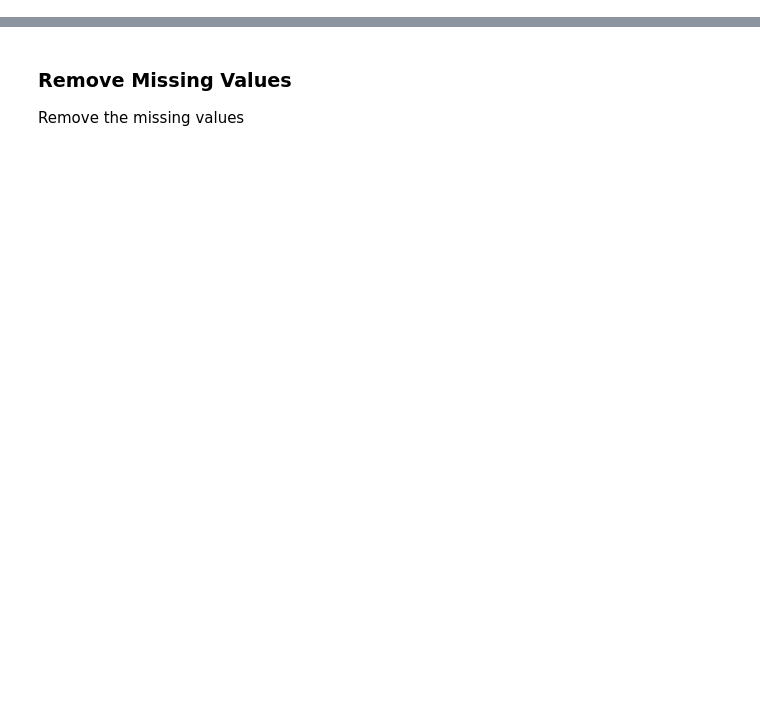
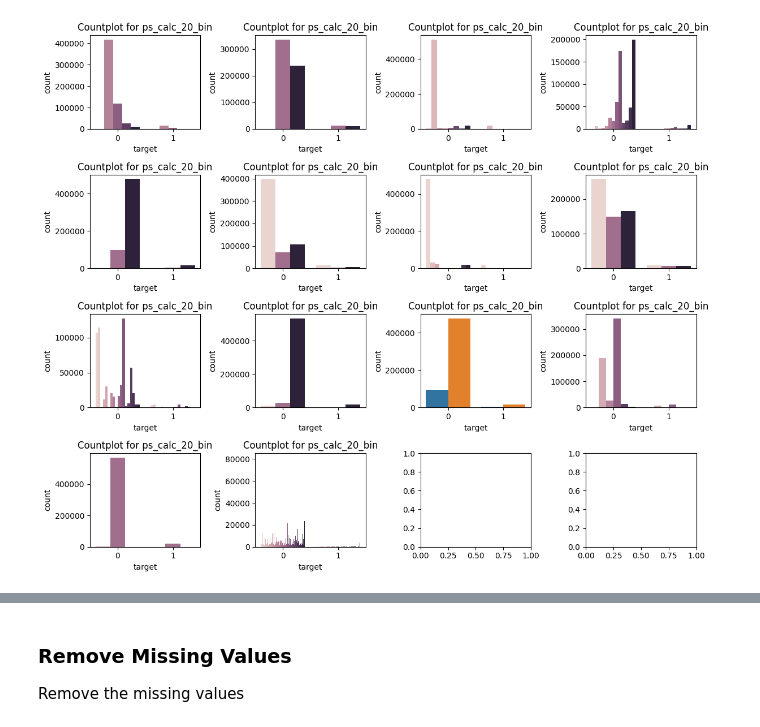
Before and after one commit to lauraschauer/stats-ml-project, a Jupyter notebook: project-unsupervised.ipynb, the cells around one changed output, grey strips where cells are left out. Saved outputs shown, nothing was run; the diff lists cells and outputs as text; code cells hidden in the pictures; blank space fills up the shorter version.

```diff
--- a/project-unsupervised.ipynb
+++ b/project-unsupervised.ipynb
@@ -32,0 +143,4 @@ df.head()
+# %%
+plot_target_ratio_by_feat(datatype='nominal', legend='off')
+# %% [output]
+[figure, added]
```
Also changed, not shown: parts of 37 cells of this notebook.
